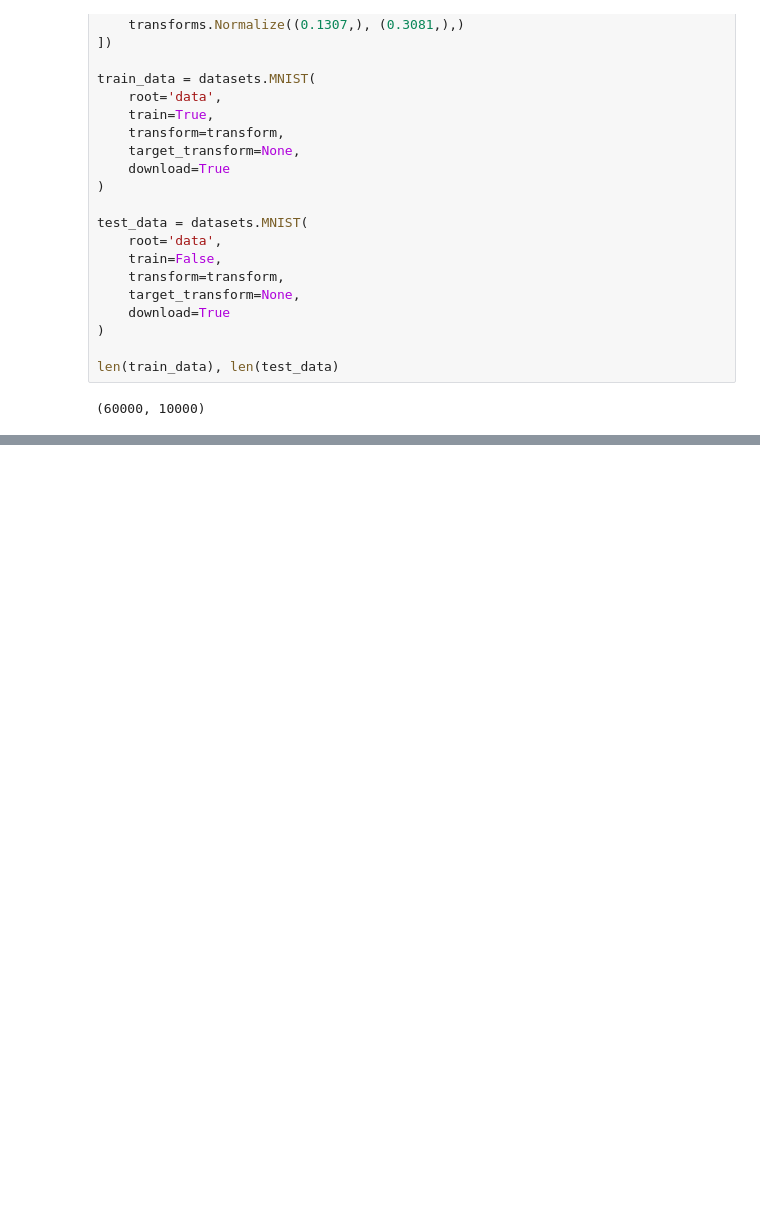
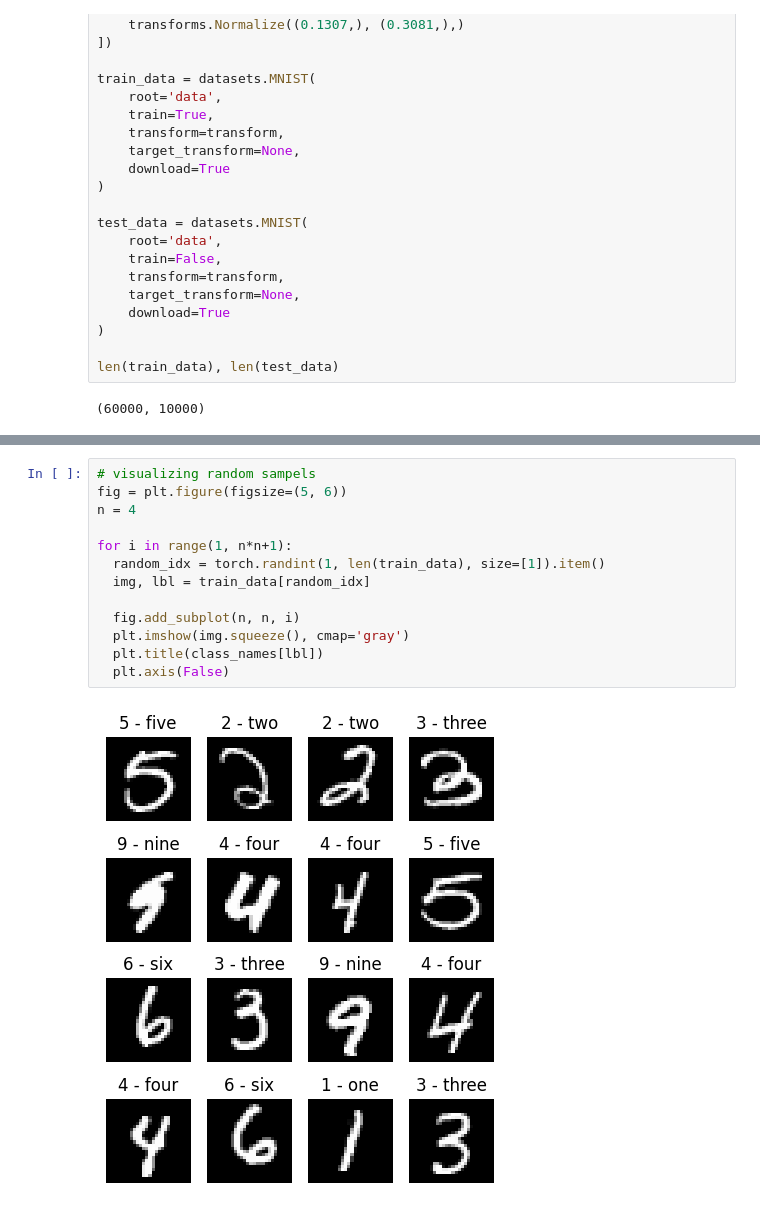
Before and after one commit to manisharavindh/basic-pytorch-models, a Jupyter notebook: notebooks/04_mnist_cnn_model.ipynb, the cells around one changed output, grey strips where cells are left out. Saved outputs shown, nothing was run; the diff lists cells and outputs as text; blank space fills up the shorter version.

```diff
--- a/notebooks/04_mnist_cnn_model.ipynb
+++ b/notebooks/04_mnist_cnn_model.ipynb
@@ -50,0 +76,15 @@ len(train_data), len(test_data)
+# %%
+# visualizing random sampels
+fig = plt.figure(figsize=(5, 6))
+n = 4
+
+for i in range(1, n*n+1):
+  random_idx = torch.randint(1, len(train_data), size=[1]).item()
+  img, lbl = train_data[random_idx]
+
+  fig.add_subplot(n, n, i)
+  plt.imshow(img.squeeze(), cmap='gray')
+  plt.title(class_names[lbl])
+  plt.axis(False)
+# %% [output]
+[figure, added]
```
Also changed, not shown: parts of 13 cells of this notebook.
